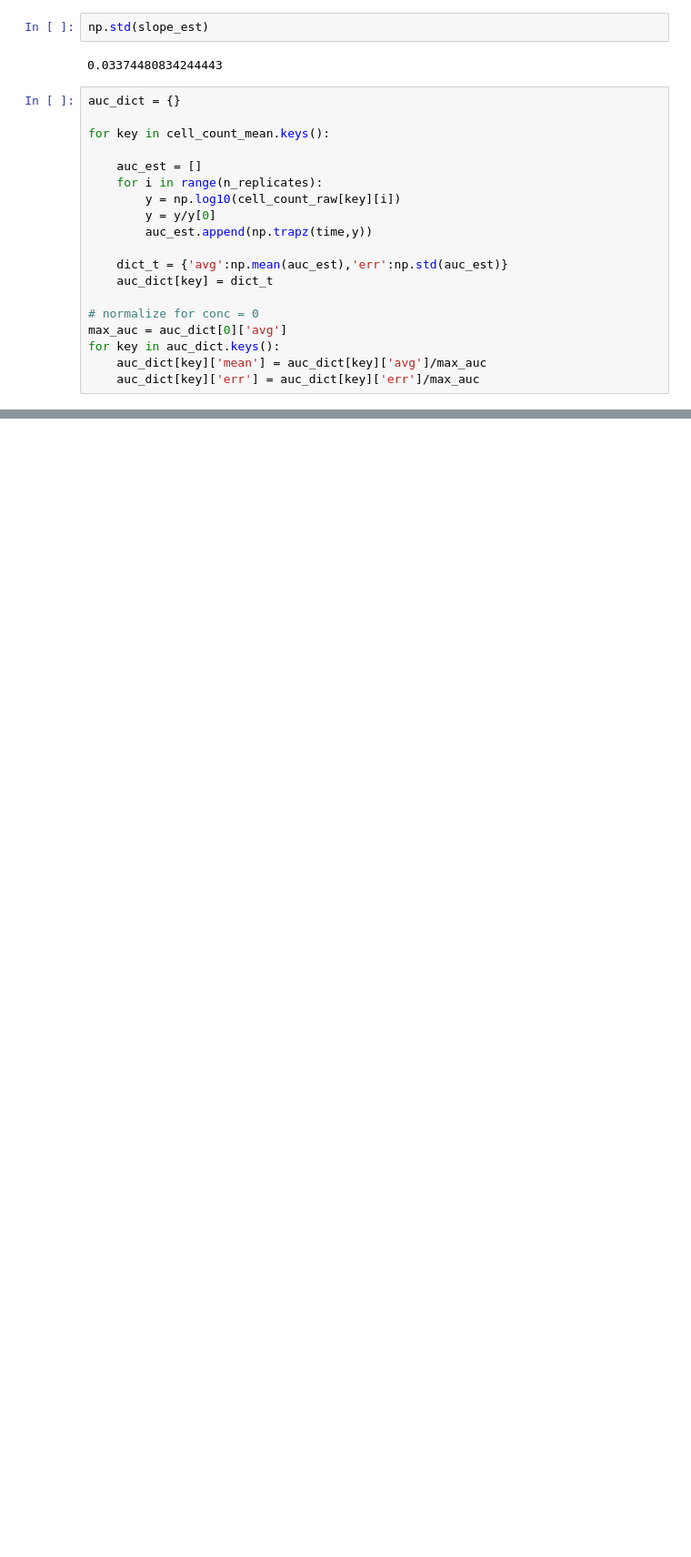
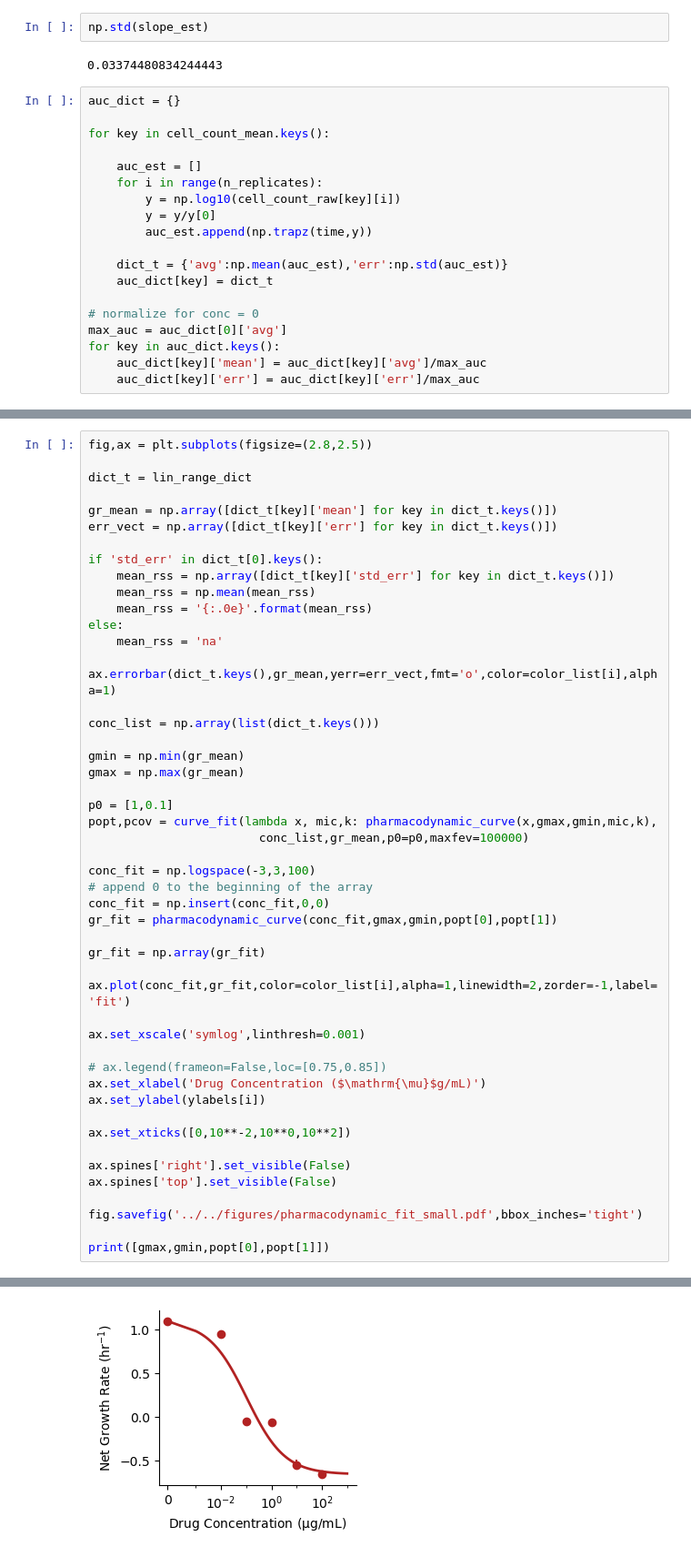
Before and after one commit to eshanking/time-kill-protocol, a Jupyter notebook: data/experiment_code/gr_est_statistical_comparison.ipynb, the cells around one changed output, grey strips where cells are left out. Shown: that part at 91% size. Drawn from its saved outputs; the diff is of its cells as text; blank space fills up the shorter version.

```diff
--- a/data/experiment_code/gr_est_statistical_comparison.ipynb
+++ b/data/experiment_code/gr_est_statistical_comparison.ipynb
@@ -454,0 +455,50 @@ fig.savefig('../../figures/pharmacodynamic_fit.pdf',bbox_inches='tight')
+# %%
+fig,ax = plt.subplots(figsize=(2.8,2.5))
+
+dict_t = lin_range_dict
+
+gr_mean = np.array([dict_t[key]['mean'] for key in dict_t.keys()])
+err_vect = np.array([dict_t[key]['err'] for key in dict_t.keys()])
+
+if 'std_err' in dict_t[0].keys():
+    mean_rss = np.array([dict_t[key]['std_err'] for key in dict_t.keys()])
+    mean_rss = np.mean(mean_rss)
+    mean_rss = '{:.0e}'.format(mean_rss)
+else:
+    mean_rss = 'na'
+
+ax.errorbar(dict_t.keys(),gr_mean,yerr=err_vect,fmt='o',color=color_list[i],alpha=1)
+
+conc_list = np.array(list(dict_t.keys()))
+
+gmin = np.min(gr_mean)
+gmax = np.max(gr_mean)
+
+p0 = [1,0.1]
+popt,pcov = curve_fit(lambda x, mic,k: pharmacodynamic_curve(x,gmax,gmin,mic,k),
+                        conc_list,gr_mean,p0=p0,maxfev=100000)
+
+conc_fit = np.logspace(-3,3,100)
+# append 0 to the beginning of the array
+conc_fit = np.insert(conc_fit,0,0)
+gr_fit = pharmacodynamic_curve(conc_fit,gmax,gmin,popt[0],popt[1])
+
+gr_fit = np.array(gr_fit)
+
+ax.plot(conc_fit,gr_fit,color=color_list[i],alpha=1,linewidth=2,zorder=-1,label='fit')
+
+ax.set_xscale('symlog',linthresh=0.001)
+
+# ax.legend(frameon=False,loc=[0.75,0.85])
+ax.set_xlabel('Drug Concentration ($\mathrm{\mu}$g/mL)')
+ax.set_ylabel(ylabels[i])
+
+ax.set_xticks([0,10**-2,10**0,10**2])
+
+ax.spines['right'].set_visible(False)
+ax.spines['top'].set_visible(False)
+
+fig.savefig('../../figures/pharmacodynamic_fit_small.pdf',bbox_inches='tight')
+
+print([gmax,gmin,popt[0],popt[1]])
+# %% [output]
@@ -455,3 +506,4 @@ fig.savefig('../../figures/pharmacodynamic_fit.pdf',bbox_inches='tight')
+[figure, added]
 # %%
 fig,ax_list = plt.subplots(ncols=2,figsize=(8,3))
 
```
Also changed, not shown: parts of 3 cells of this notebook, 3 other files.
